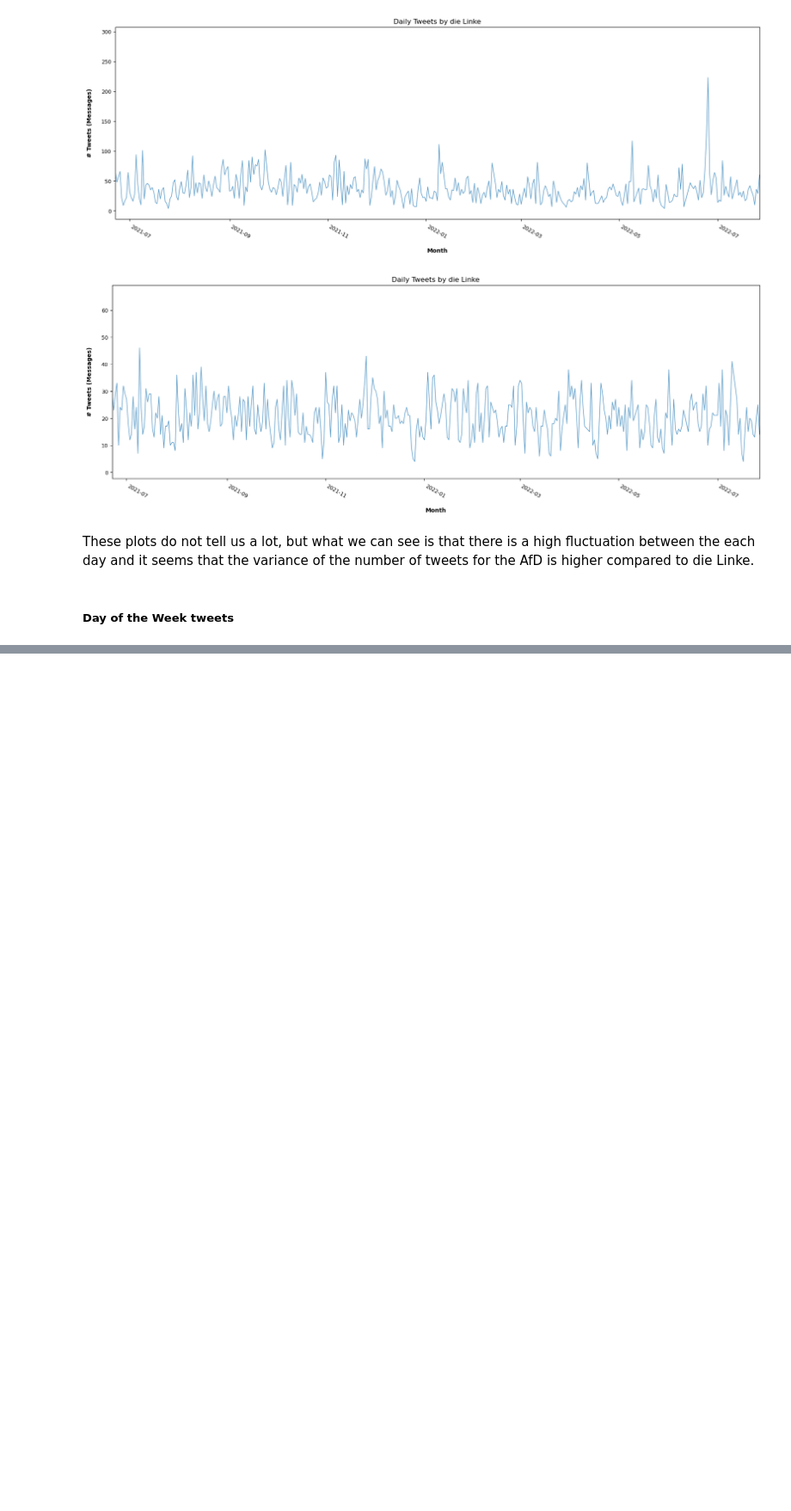
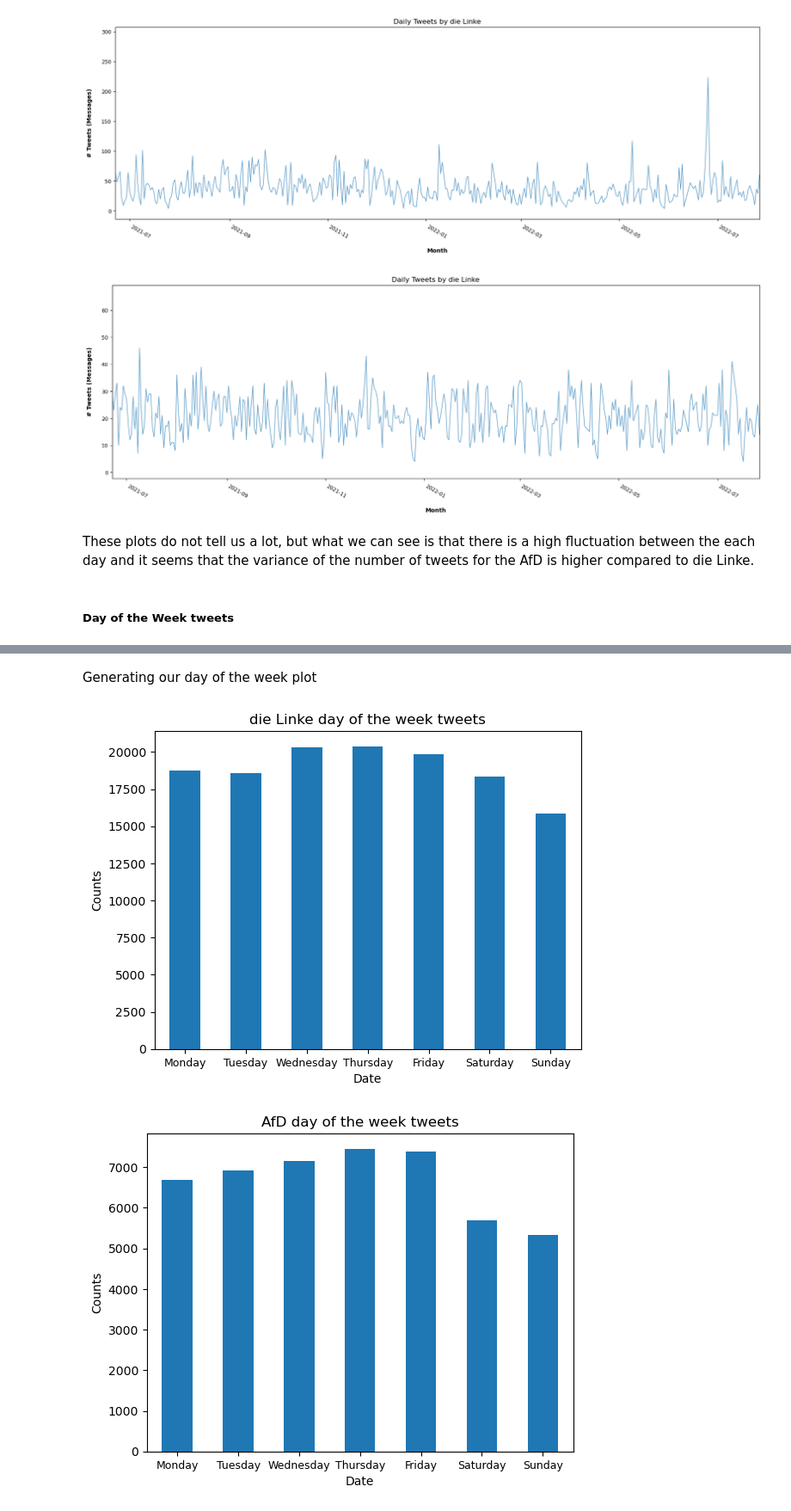
Before and after one commit to aedxn/twitter_analysis_die_linke_and_afd, a Jupyter notebook: tweets_over_time_analysis.ipynb, the cells around one changed output, grey strips where cells are left out. Shown at 86% size. Saved outputs shown, nothing was run; the diff lists cells and outputs as text; code cells hidden in the pictures; blank space fills up the shorter version.

```diff
--- a/tweets_over_time_analysis.ipynb
+++ b/tweets_over_time_analysis.ipynb
@@ -153,0 +157,10 @@ These plots do not tell us a lot, but what we can see is that there is a high fl
+# %%
+# weekday df for die Linke
+weekday_count_linke = dfl.groupby(dfl.index.weekday).apply(f)
+print(len(weekday_count_linke))
+print(weekday_count_linke)
+
+# weekday df for the AfD
+weekday_count_afd = dfa.groupby(dfa.index.weekday).apply(f)
+print(len(weekday_count_afd))
+print(weekday_count_afd)
@@ -153,0 +188,11 @@ These plots do not tell us a lot, but what we can see is that there is a high fl
+# %%
+# changing the numbers from the df to actual days
+days = ['Monday', 'Tuesday', 'Wednesday', 'Thursday', 'Friday', 'Saturday', 'Sunday']
+
+# linke
+weekday_count_linke['day'] = days
+print(weekday_count_linke)
+
+# afd
+weekday_count_afd['day'] = days
+weekday_count_afd
@@ -153,0 +218,19 @@ These plots do not tell us a lot, but what we can see is that there is a high fl
+# %% [markdown]
+Generating our day of the week plot
+# %%
+# linke plot
+day_of_week_plot_linke = weekday_count_linke['Number_of_tweets'].plot(kind='bar')
+plt.title('die Linke day of the week tweets')
+plt.ylabel('Counts')
+plt.xticks(np.arange(7), weekday_count_linke['day'], rotation = 0, fontsize = 9)
+plt.show()
+
+# afd plot
+day_of_week_plot_afd = weekday_count_afd['Number_of_tweets'].plot(kind='bar')
+plt.title('AfD day of the week tweets')
+plt.ylabel('Counts')
+plt.xticks(np.arange(7), weekday_count_afd['day'], rotation = 0, fontsize = 9)
+plt.show()
+# %% [output]
+[figure, added]
+[figure, added]
```
Also changed, not shown: parts of 25 cells of this notebook.
